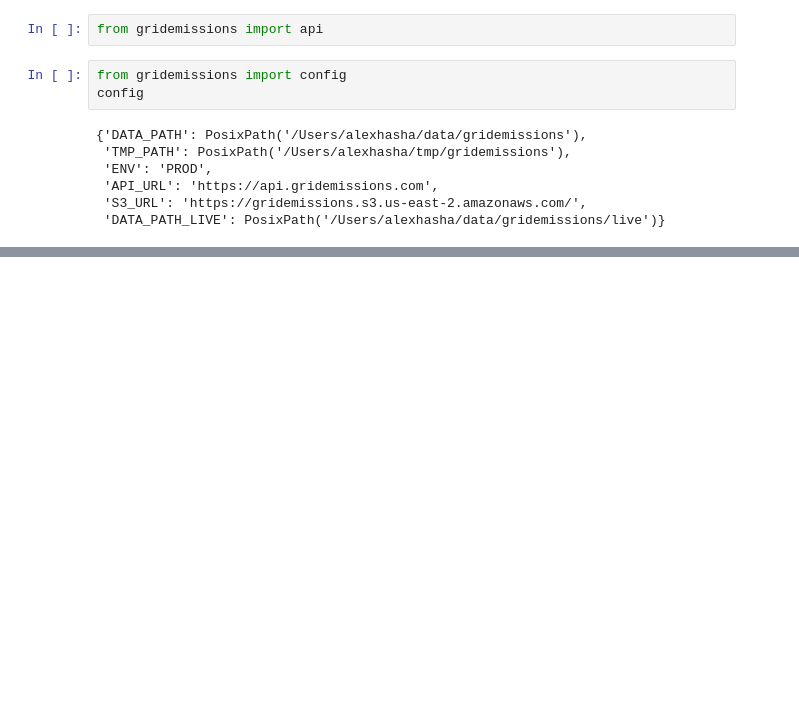
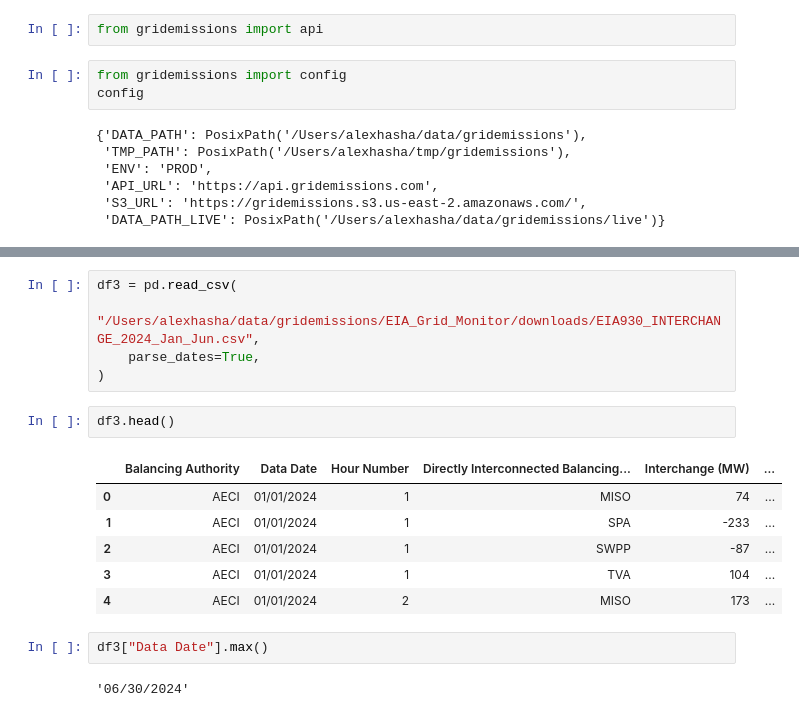
Before and after one commit to ahasha/power-supply-dashboard-analysis, a Jupyter notebook: notebooks/analyze_history.ipynb, the cells around one changed output, grey strips where cells are left out. Cells and saved outputs as stored; diff of their text form; blank space fills up the shorter version.

```diff
--- a/notebooks/analyze_history.ipynb
+++ b/notebooks/analyze_history.ipynb
@@ -176,0 +171,18 @@ AssertionError:
+# %%
+df3 = pd.read_csv(
+    "/Users/alexhasha/data/gridemissions/EIA_Grid_Monitor/downloads/EIA930_INTERCHANGE_2024_Jan_Jun.csv",
+    parse_dates=True,
+)
+# %%
+df3.head()
+# %% [output]
+|  | Balancing Authority | Data Date | Hour Number | Directly Interconnected Balancing... | Interchange (MW) | ... |
+| 0 | AECI | 01/01/2024 | 1 | MISO | 74 | ... |
+| 1 | AECI | 01/01/2024 | 1 | SPA | -233 | ... |
+| 2 | AECI | 01/01/2024 | 1 | SWPP | -87 | ... |
+| 3 | AECI | 01/01/2024 | 1 | TVA | 104 | ... |
+| 4 | AECI | 01/01/2024 | 2 | MISO | 173 | ... |
+# %%
+df3["Data Date"].max()
+# %% [output]
+'06/30/2024'
```
Also changed, not shown: parts of 26 cells of this notebook, 10 other files.
